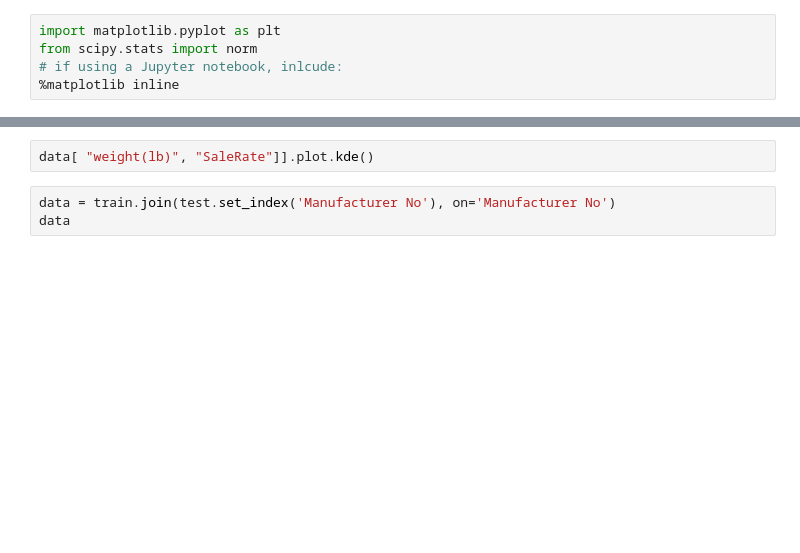
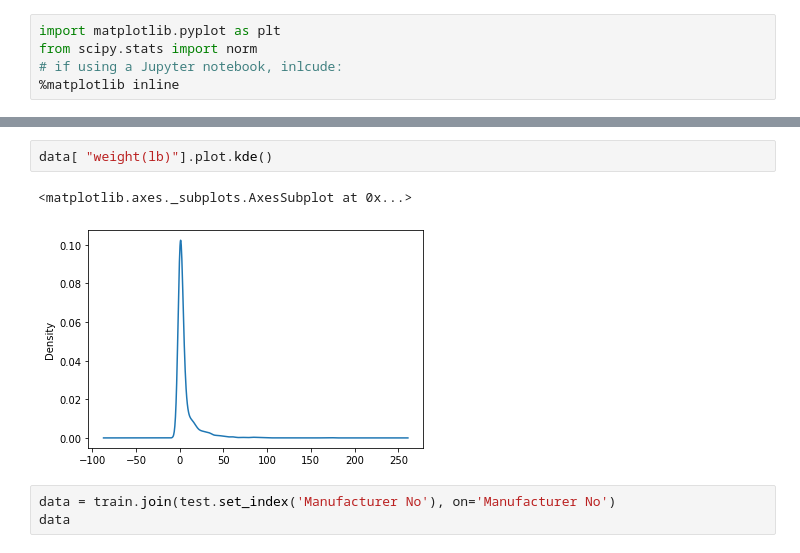
Before and after one commit to Shrikantsamarth/optimization-of-warehouses-by-implementation-of-machine-learning-methodologies, a Jupyter notebook: Thessis/Blowout Prediction.ipynb, the cells around one changed output, grey strips where cells are left out. Drawn from its saved outputs; the diff is of its cells as text; blank space fills up the shorter version.

```diff
--- a/Thessis/Blowout Prediction.ipynb
+++ b/Thessis/Blowout Prediction.ipynb
@@ -79,5 +85,8 @@ data["Inventory"].plot.kde()
 # %%
-data[ "weight(lb)", "SaleRate"]].plot.kde()
+data[ "weight(lb)"].plot.kde()
+# %% [output]
+<matplotlib.axes._subplots.AxesSubplot at 0x...>
+[figure, added]
 # %%
 data = train.join(test.set_index('Manufacturer No'), on='Manufacturer No')
 data
```
Also changed, not shown: parts of 4 cells of this notebook.
